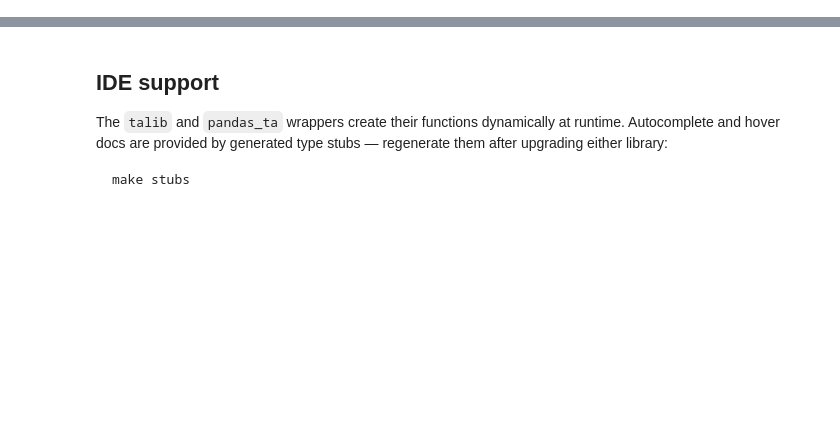
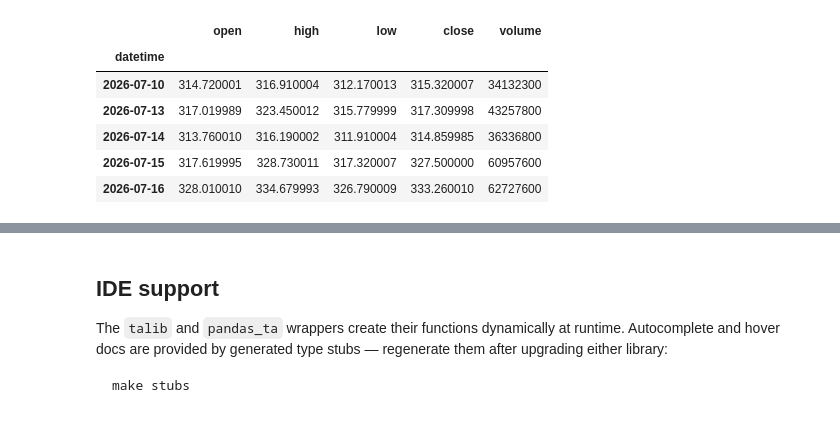
Before and after one commit to quantbert/qrt, a Jupyter notebook: docs/feat.ipynb, the cells around one changed output, grey strips where cells are left out. Drawn from its saved outputs; the diff is of its cells as text; code cells hidden in the pictures; blank space fills up the shorter version.

```diff
--- a/docs/feat.ipynb
+++ b/docs/feat.ipynb
@@ -50,0 +29,15 @@ Outputs keep pandas-ta's parameterised names (e.g. `RSI_14`, `MACD_12_26_9`).
+# %%
+import pandas as pd
+
+import qrt as q
+
+aapl = q.data.datasets.load("aapl")
+aapl.tail()
+# %% [output]
+|  | open | high | low | close | volume |
+| datetime |  |  |  |  |  |
+| 2026-07-10 | 314.720001 | 316.910004 | 312.170013 | 315.320007 | 34132300 |
+| 2026-07-13 | 317.019989 | 323.450012 | 315.779999 | 317.309998 | 43257800 |
+| 2026-07-14 | 313.760010 | 316.190002 | 311.910004 | 314.859985 | 36336800 |
+| 2026-07-15 | 317.619995 | 328.730011 | 317.320007 | 327.500000 | 60957600 |
+| 2026-07-16 | 328.010010 | 334.679993 | 326.790009 | 333.260010 | 62727600 |
```
Also changed, not shown: parts of 15 cells of this notebook, 16 other files.
